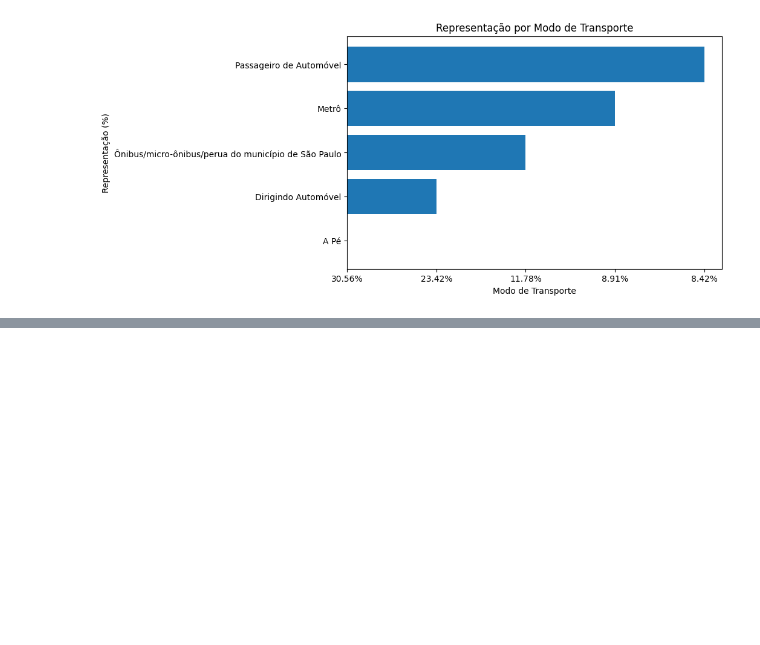
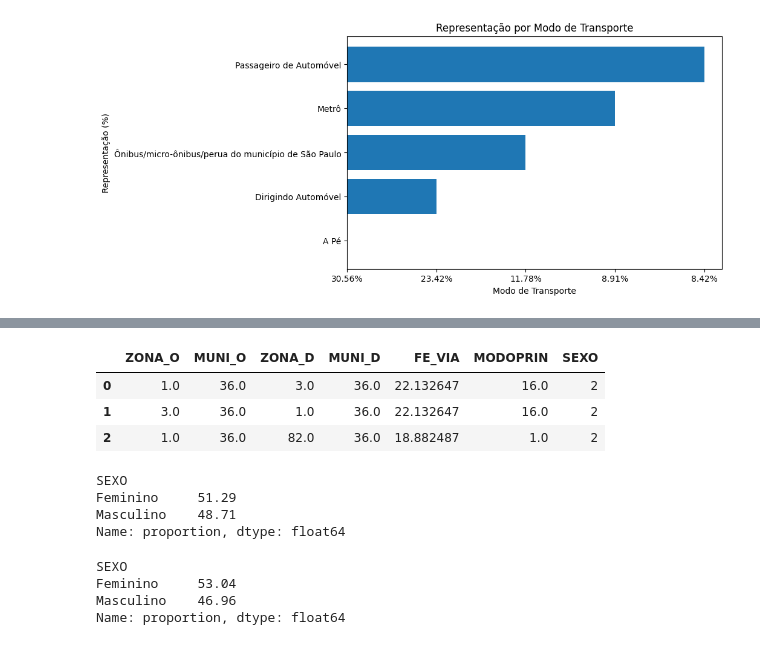
Before and after one commit to gustavo-rmontes/TCC, a Jupyter notebook: mobility_flow/flow.ipynb, the cells around one changed output, grey strips where cells are left out. Saved outputs shown, nothing was run; the diff lists cells and outputs as text; code cells hidden in the pictures; blank space fills up the shorter version.

```diff
--- a/mobility_flow/flow.ipynb
+++ b/mobility_flow/flow.ipynb
@@ -121,0 +129,18 @@ plt.show()
+# %%
+gendered_trips = df[['ZONA_O', 'MUNI_O', 'ZONA_D', 'MUNI_D', 'FE_VIA','MODOPRIN', 'SEXO']]
+gendered_trips.head(3)
+# %% [output]
+|  | ZONA_O | MUNI_O | ZONA_D | MUNI_D | FE_VIA | MODOPRIN | SEXO |
+| 0 | 1.0 | 36.0 | 3.0 | 36.0 | 22.132647 | 16.0 | 2 |
+| 1 | 3.0 | 36.0 | 1.0 | 36.0 | 22.132647 | 16.0 | 2 |
+| 2 | 1.0 | 36.0 | 82.0 | 36.0 | 18.882487 | 1.0 | 2 |
+# %%
+# Counting gender frequency
+gender_counter = (gendered_trips['SEXO'].value_counts(normalize=True)*100).round(2)
+gender_counter.index = gender_counter.index.map({1: 'Masculino', 2: 'Feminino'}) # mapping values to corresponding labels
+print(gender_counter)
+# %% [output]
+SEXO
+Feminino     51.29
+Masculino    48.71
+Name: proportion, dtype: float64
@@ -121,0 +149,9 @@ plt.show()
+# %%
+ped_gender_counter = (pedestrian_gendered_trips['SEXO'].value_counts(normalize=True)*100).round(2)
+ped_gender_counter.index = ped_gender_counter.index.map({1: 'Masculino', 2: 'Feminino'}) # mapping values to corresponding labels
+print(ped_gender_counter)
+# %% [output]
+SEXO
+Feminino     53.04
+Masculino    46.96
+Name: proportion, dtype: float64
```
Also changed, not shown: parts of 4 cells of this notebook.
